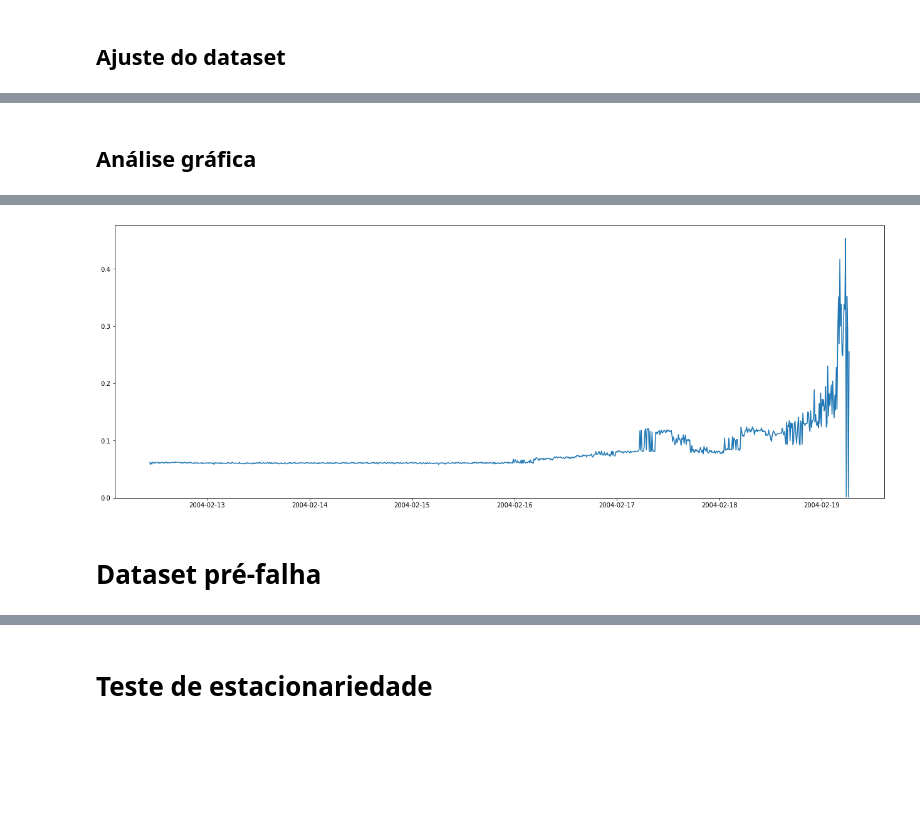
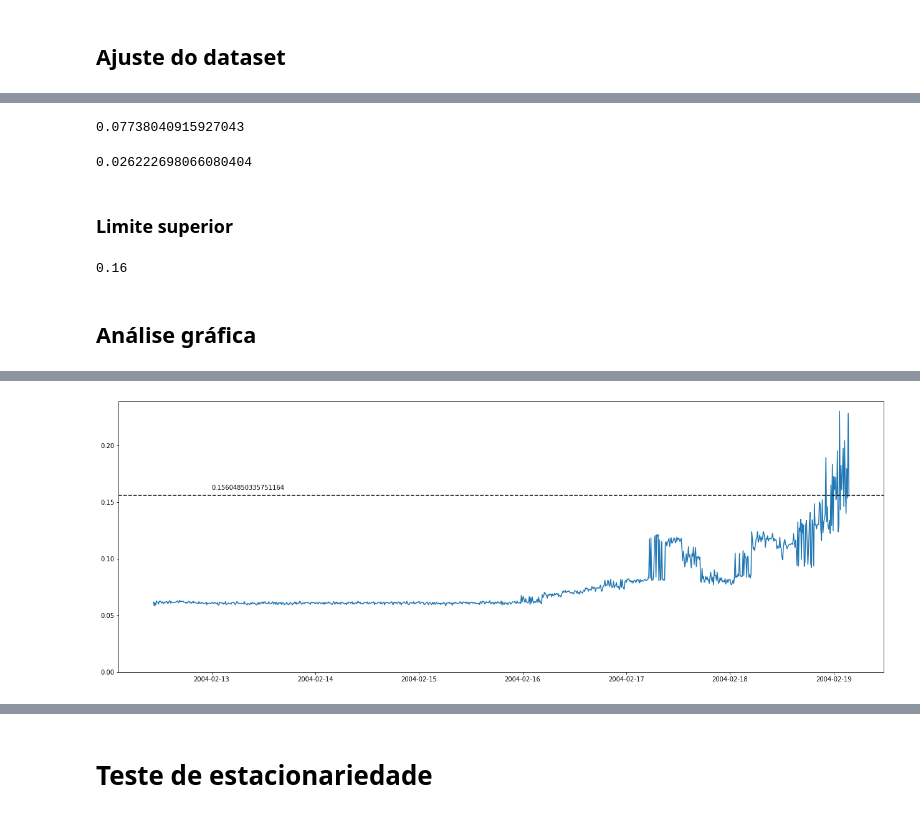
Before and after one commit to victorpecine/forecast, a Jupyter notebook: analise_vibracao.ipynb, the cells around one changed output, grey strips where cells are left out. Drawn from its saved outputs; the diff is of its cells as text; code cells hidden in the pictures; blank space fills up the shorter version.

Commit message:
anotacoes no plot forecast

```diff
--- a/analise_vibracao.ipynb
+++ b/analise_vibracao.ipynb
@@ -46,0 +50,4 @@ df_rolamento.tail()
+# %%
+df = df_rolamento.loc[:'2004-02-19 03:32:39'].copy()
+
+df
@@ -47,12 +70,38 @@ df_rolamento.tail()
+# %%
+media = df['bearing_1'].mean()
+
+media
+# %% [output]
+0.07738040915927043
+# %%
+desv_pad = df['bearing_1'].std()
+
+desv_pad
+# %% [output]
+0.026222698066080404
+# %% [markdown]
+### Limite superior
+# %%
+lim_sup = (3 * desv_pad + media).round(2)
+
+lim_sup
+# %% [output]
+0.16
 # %% [markdown]
 ## Análise gráfica
 # %%
-ax = sns.lineplot(data=df_rolamento,
-                  x=df_rolamento.index,
+ax = sns.lineplot(data=df,
+                  x=df.index,
                   y='bearing_1')
 
 ax.figure.set_size_inches(22,8)
 ax.set_ylim(0)
 ax.set_ylabel(ylabel=None)
 ax.set_xlabel(xlabel=None)
+
+ax.axhline(lim_sup, color='black', linestyle='--')
+
+ax.annotate(s=str(lim_sup),
+            xy=(pd.to_datetime('2004-02-13'), lim_sup),
+            xytext=(pd.to_datetime('2004-02-13'), lim_sup + 0.005))
 # %% [output]
@@ -60,3 +109 @@ Text(0.5, 0, '')
-[figure, old version]
+[figure, new version]
-# %% [markdown]
-# Dataset pré-falha
```
Also changed, not shown: parts of 29 cells of this notebook.
